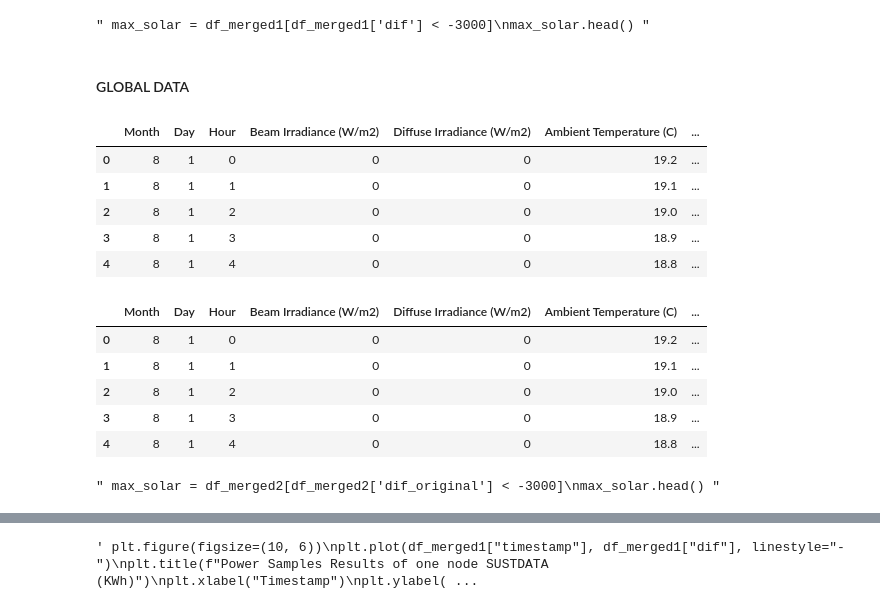
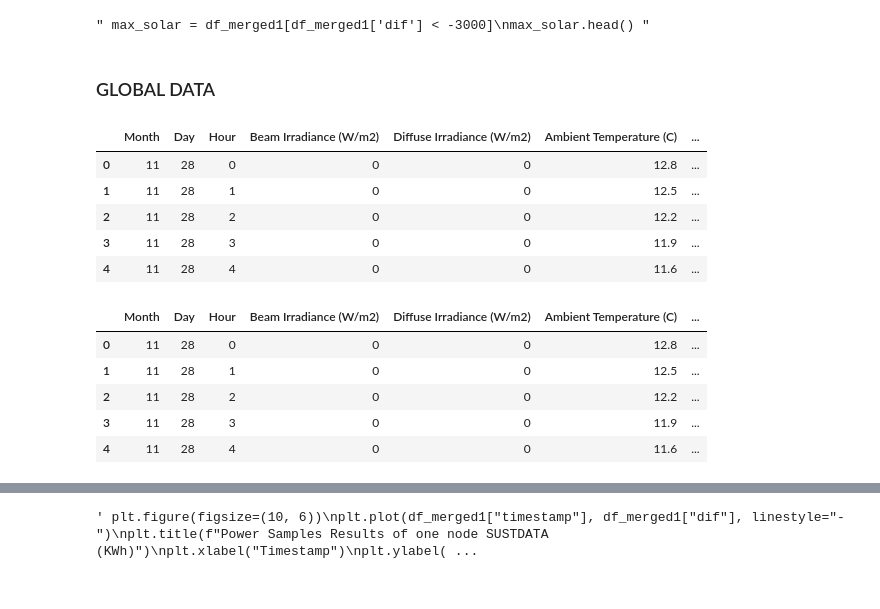
Before and after one commit to PaulaBartolomeMora/TFM, a Jupyter notebook: SustData/power_calc.ipynb, the cells around one changed output, grey strips where cells are left out. Saved outputs shown, nothing was run; the diff lists cells and outputs as text; code cells hidden in the pictures.

```diff
--- a/SustData/power_calc.ipynb
+++ b/SustData/power_calc.ipynb
@@ -6,7 +6,8 @@ import matplotlib.pyplot as plt
 # %%
 df_prod = pd.read_csv('dataset/mean_production.csv') #el dataset de producción de sustdata
 df_ref = pd.read_csv('dataset/new_pvwatts_hourly.csv') #el dataset de producción de global
-df_cons = pd.read_csv('results/consum_25.csv') #es el único que está bien, con datos y con columna h
+df_cons = pd.read_csv('dataset/nodes/consum_1.csv') #es el único que está bien, con datos y con columna h
+out = 'dataset/nodes/load_1.csv'
 df_cons.head()
 # %% [output]
 |  | Pavg | iid | datetime | h |
@@ -46,0 +50,20 @@ df_ref.head()
+# %%
+#hay que rellenar las filas sin hora
+# for i, row in df_cons.iterrows():
+#     for col in df_cons.columns:
+#         if pd.isna(row['h']):
+#             if df_cons.at[i-1, col] == 23.0:
+#                 df_cons.at[i, col] = 0.0
+#             else:
+#                 df_cons.at[i, col] = df_cons.at[i-1, col] + 1
+
+#df_cons['h'] = df_cons['h'].round().astype(int)
+df_cons['h'] = pd.to_numeric(df_cons['h'], errors='coerce')
+df_cons['h'] = df_cons['h'].where(df_cons['h'].shift(1) == 23, df_cons['h'].fillna(df_cons['h'].shift(1) + 1).fillna(0))
+# %%
+#hay que rellenar las filas con datos nan
+for i, row in df_cons.iterrows():
+    if pd.isna(row['Pavg']):
+        df_cons.at[i] = (df_cons.at[i-1] + df_cons.at[i-2] + df_cons.at[i-3])/3
+
+        df_cons['valor'] = df_cons['valor'].where(df_cons['h'].shift(1) == 23, df_cons['valor'].fillna((df_cons['valor'].shift(1) + df_cons['valor'].shift(2) + df_cons['valor'].shift(3)) / 3).fillna(0))
@@ -117,30 +133,25 @@ max_solar.head() """
 # %% [output]
 " max_solar = df_merged1[df_merged1['dif'] < -3000]\nmax_solar.head() "
 # %% [markdown]
-#### GLOBAL DATA
+### GLOBAL DATA
 # %%
 df_ref['timestamp'] = pd.to_datetime(df_ref['timestamp'])
 df_merged2 = pd.merge(df_ref, df_cons, on=['timestamp'], how='inner')
-df_merged2.head()
+df_merged2.head() #antes de añadir cálculo dif
 # %% [output]
 |  | Month | Day | Hour | Beam Irradiance (W/m2) | Diffuse Irradiance (W/m2) | Ambient Temperature (C) | ... |
-| 0 | 8 | 1 | 0 | 0 | 0 | 19.2 | ... |
-| 1 | 8 | 1 | 1 | 0 | 0 | 19.1 | ... |
-| 2 | 8 | 1 | 2 | 0 | 0 | 19.0 | ... |
-| 3 | 8 | 1 | 3 | 0 | 0 | 18.9 | ... |
-| 4 | 8 | 1 | 4 | 0 | 0 | 18.8 | ... |
+| 0 | 11 | 28 | 0 | 0 | 0 | 12.8 | ... |
+| 1 | 11 | 28 | 1 | 0 | 0 | 12.5 | ... |
+| 2 | 11 | 28 | 2 | 0 | 0 | 12.2 | ... |
+| 3 | 11 | 28 | 3 | 0 | 0 | 11.9 | ... |
+| 4 | 11 | 28 | 4 | 0 | 0 | 11.6 | ... |
 # %%
-df_merged2['dif_original'] = (df_merged2['DC Array Output (W)']) - df_merged2['Pavg']
-df_merged2.head()
+df_merged2['dif'] = (df_merged2['DC Array Output (W)']) - df_merged2['Pavg']
+df_merged2.head() #después de añadir cálculo dif
 # %% [output]
 |  | Month | Day | Hour | Beam Irradiance (W/m2) | Diffuse Irradiance (W/m2) | Ambient Temperature (C) | ... |
-| 0 | 8 | 1 | 0 | 0 | 0 | 19.2 | ... |
-| 1 | 8 | 1 | 1 | 0 | 0 | 19.1 | ... |
-| 2 | 8 | 1 | 2 | 0 | 0 | 19.0 | ... |
-| 3 | 8 | 1 | 3 | 0 | 0 | 18.9 | ... |
-| 4 | 8 | 1 | 4 | 0 | 0 | 18.8 | ... |
+| 0 | 11 | 28 | 0 | 0 | 0 | 12.8 | ... |
+| 1 | 11 | 28 | 1 | 0 | 0 | 12.5 | ... |
+| 2 | 11 | 28 | 2 | 0 | 0 | 12.2 | ... |
+| 3 | 11 | 28 | 3 | 0 | 0 | 11.9 | ... |
+| 4 | 11 | 28 | 4 | 0 | 0 | 11.6 | ... |
-# %%
-""" max_solar = df_merged2[df_merged2['dif_original'] < -3000]
-max_solar.head() """
-# %% [output]
-" max_solar = df_merged2[df_merged2['dif_original'] < -3000]\nmax_solar.head() "
```
Also changed, not shown: parts of 29 cells of this notebook, 42 other files.
